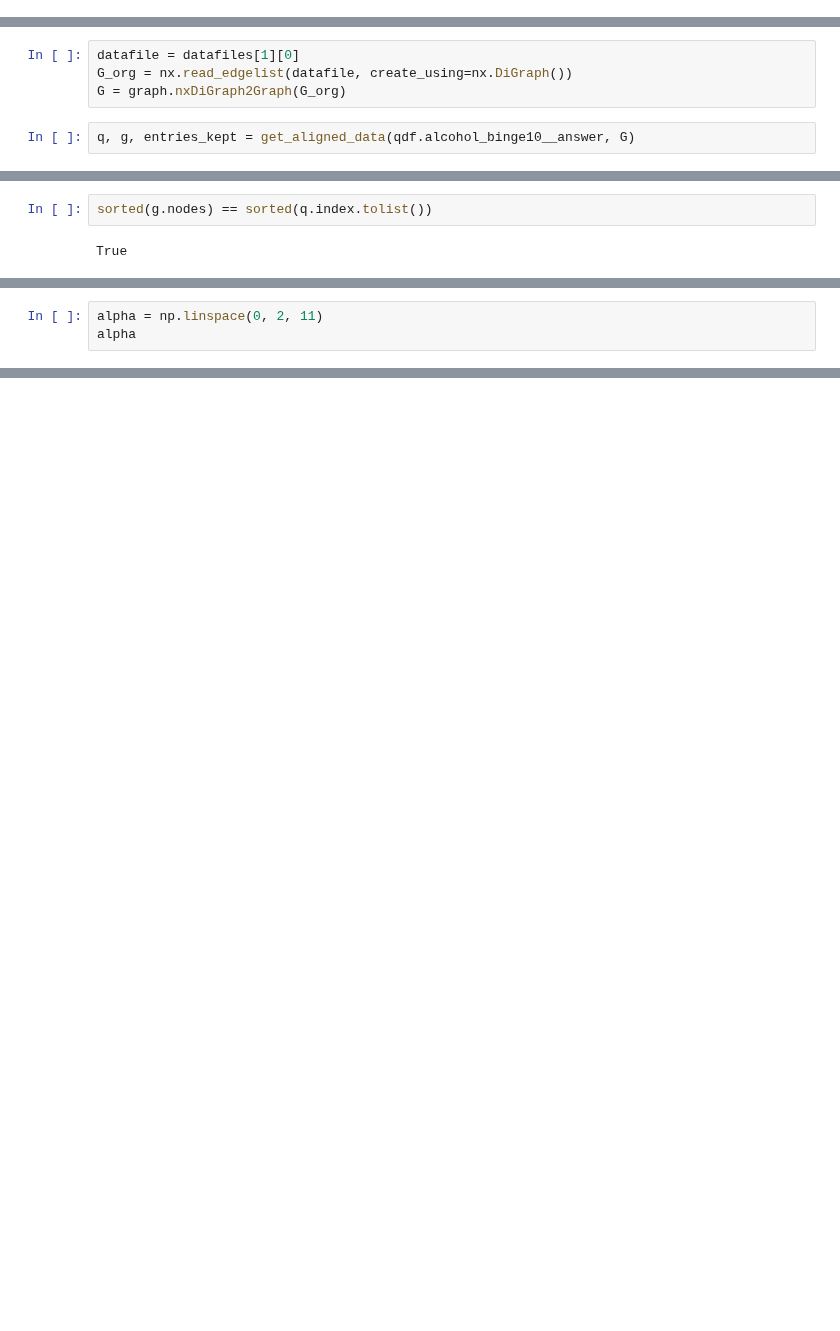
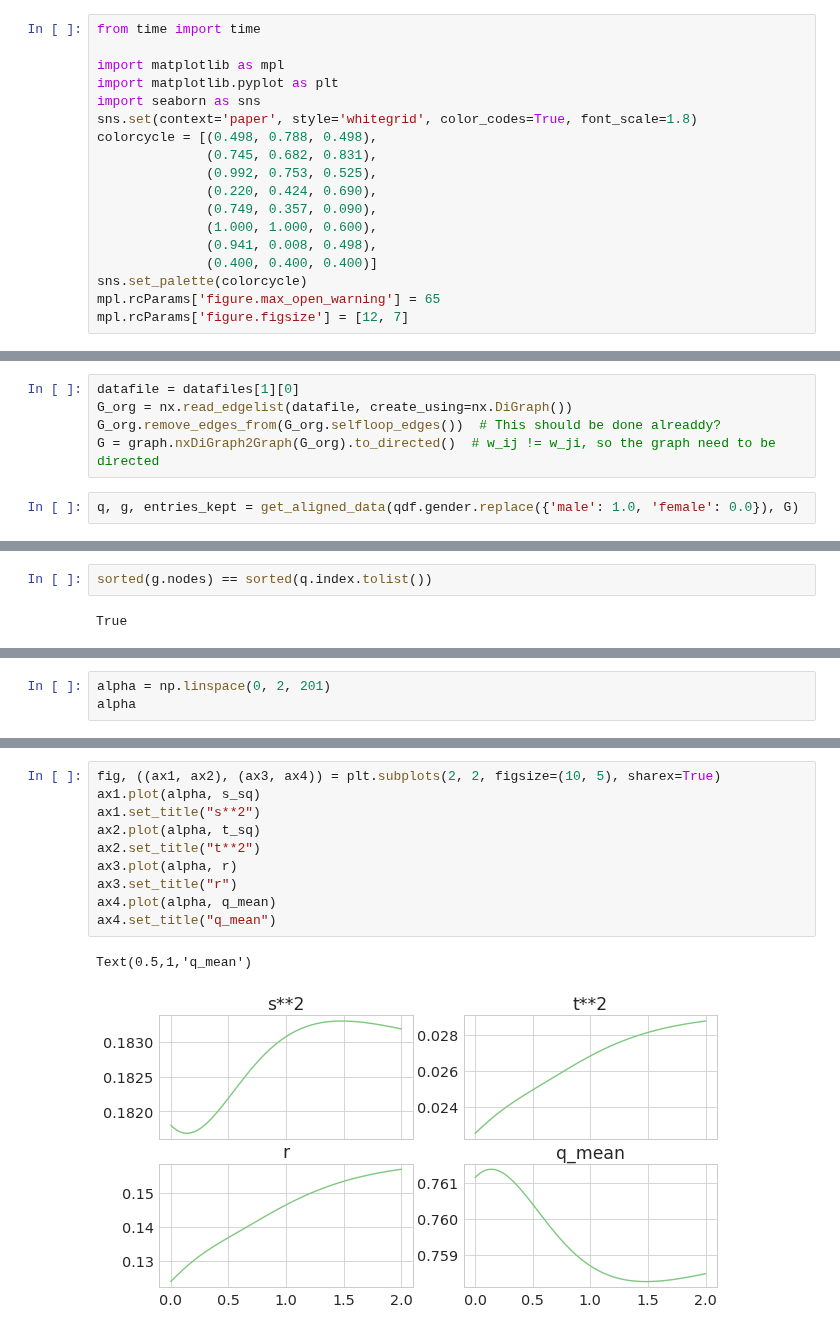
Before and after one commit to AllanLRH/master_thesis, a Jupyter notebook: morequestions/alpha3_tryout.ipynb, the cells around one changed output, grey strips where cells are left out. Cells and saved outputs as stored; diff of their text form; blank space fills up the shorter version.

Commit message:
Added testing to alpha3 for set_w_ij_sms_call

```diff
--- a/morequestions/alpha3_tryout.ipynb
+++ b/morequestions/alpha3_tryout.ipynb
@@ -3,3 +1,21 @@ from time import time
+# %%
+from time import time
+
+import matplotlib as mpl
+import matplotlib.pyplot as plt
+import seaborn as sns
+sns.set(context='paper', style='whitegrid', color_codes=True, font_scale=1.8)
+colorcycle = [(0.498, 0.788, 0.498),
+              (0.745, 0.682, 0.831),
+              (0.992, 0.753, 0.525),
+              (0.220, 0.424, 0.690),
+              (0.749, 0.357, 0.090),
+              (1.000, 1.000, 0.600),
+              (0.941, 0.008, 0.498),
+              (0.400, 0.400, 0.400)]
+sns.set_palette(colorcycle)
+mpl.rcParams['figure.max_open_warning'] = 65
+mpl.rcParams['figure.figsize'] = [12, 7]
 # %%
 %run alpha3.py
 # %%
@@ -10,9 +26,10 @@ qdf.index = qdf.index.map(lambda x: ua[x])
 # %%
 datafile = datafiles[1][0]
 G_org = nx.read_edgelist(datafile, create_using=nx.DiGraph())
-G = graph.nxDiGraph2Graph(G_org)
+G_org.remove_edges_from(G_org.selfloop_edges())  # This should be done alreaddy?
+G = graph.nxDiGraph2Graph(G_org).to_directed()  # w_ij != w_ji, so the graph need to be directed
 # %%
-q, g, entries_kept = get_aligned_data(qdf.alcohol_binge10__answer, G)
+q, g, entries_kept = get_aligned_data(qdf.gender.replace({'male': 1.0, 'female': 0.0}), G)
 # %%
 entries_kept
 # %% [output]
@@ -28,4 +45,4 @@ len(q.index.tolist() )
 # %%
-alpha = np.linspace(0, 2, 11)
+alpha = np.linspace(0, 2, 201)
 alpha
 # %% [output]
@@ -73,0 +159,13 @@ r
+# %%
+fig, ((ax1, ax2), (ax3, ax4)) = plt.subplots(2, 2, figsize=(10, 5), sharex=True)
+ax1.plot(alpha, s_sq)
+ax1.set_title("s**2")
+ax2.plot(alpha, t_sq)
+ax2.set_title("t**2")
+ax3.plot(alpha, r)
+ax3.set_title("r")
+ax4.plot(alpha, q_mean)
+ax4.set_title("q_mean")
+# %% [output]
+Text(0.5,1,'q_mean')
+[figure, added]
```
Also changed, not shown: parts of 16 cells of this notebook, 2 other files.
